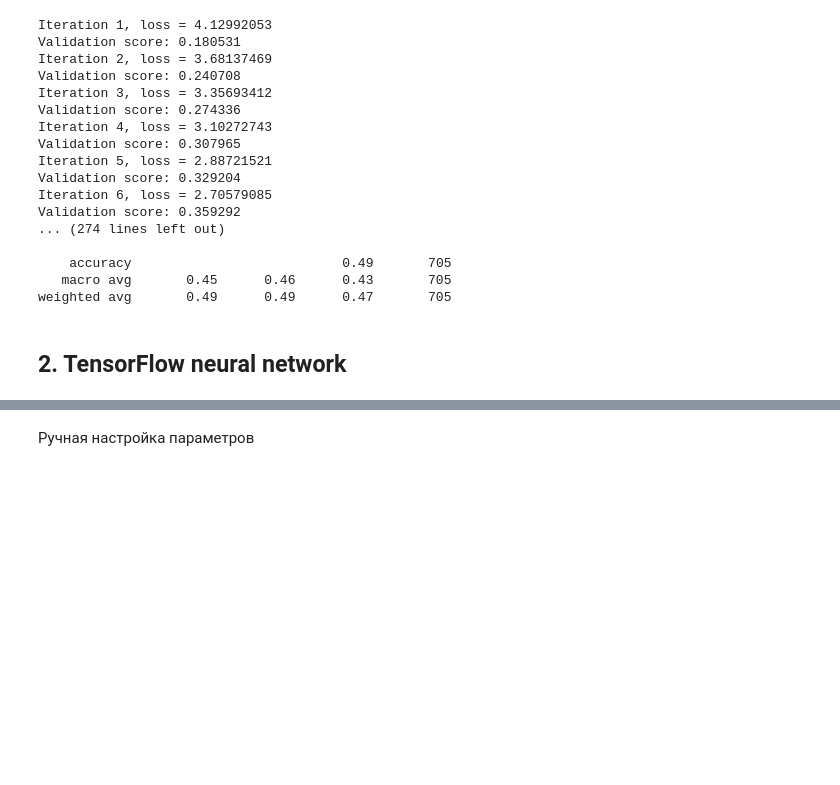
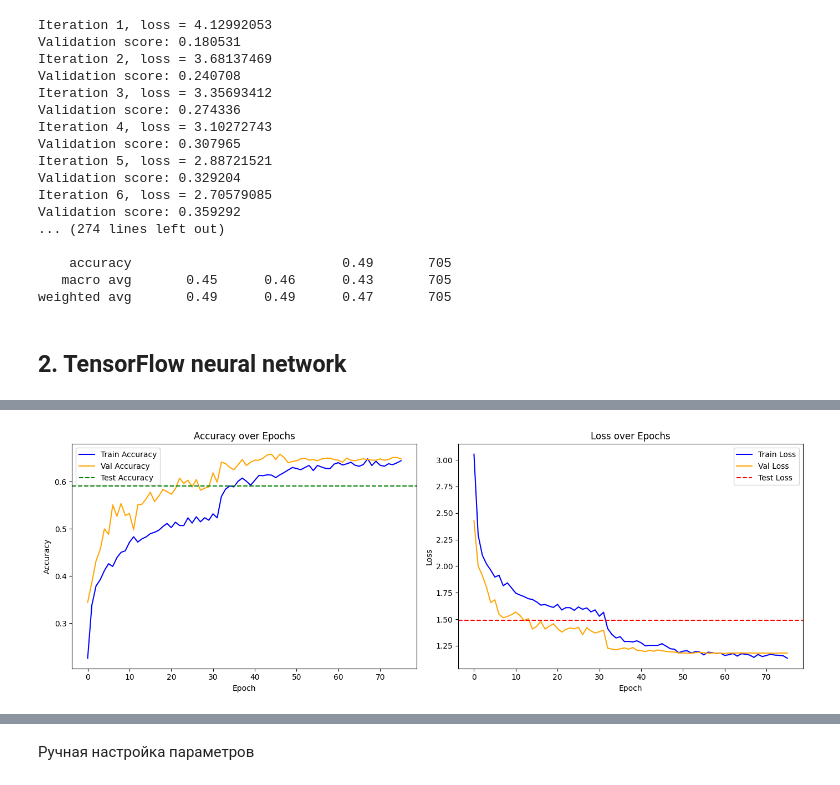
Before and after one commit to 1985Viacheslav/My_diplom_work, a Jupyter notebook: ECG_Program/notebooks/02_model_training.ipynb, the cells around one changed output, grey strips where cells are left out. Cells and saved outputs as stored; diff of their text form; code cells hidden in the pictures; blank space fills up the shorter version.

```diff
--- a/ECG_Program/notebooks/02_model_training.ipynb
+++ b/ECG_Program/notebooks/02_model_training.ipynb
@@ -915,0 +850,33 @@ def plot_training_history(history, test_accuracy=None, test_loss=None):
+# %%
+def plot_history(history, test_acc=None, test_loss=None):
+    plt.figure(figsize=(14, 5))
+
+    # === Accuracy ===
+    plt.subplot(1, 2, 1)
+    plt.plot(history.history['accuracy'], label='Train Accuracy', color='blue')
+    plt.plot(history.history['val_accuracy'], label='Val Accuracy', color='orange')
+    if test_acc is not None:
+        plt.axhline(test_acc, color='green', linestyle='--', label='Test Accuracy')
+    plt.xlabel('Epoch')
+    plt.ylabel('Accuracy')
+    plt.title('Accuracy over Epochs')
+    plt.legend()
+
+    # === Loss ===
+    plt.subplot(1, 2, 2)
+    plt.plot(history.history['loss'], label='Train Loss', color='blue')
+    plt.plot(history.history['val_loss'], label='Val Loss', color='orange')
+    if test_loss is not None:
+        plt.axhline(test_loss, color='red', linestyle='--', label='Test Loss')
+    plt.xlabel('Epoch')
+    plt.ylabel('Loss')
+    plt.title('Loss over Epochs')
+    plt.legend()
+
+    plt.tight_layout()
+    plt.show()
+
+# Вызов
+plot_history(history, test_acc=test_acc, test_loss=test_loss)
+# %% [output]
+[figure, added]
```
Also changed, not shown: parts of 28 cells of this notebook, 6 other files.
